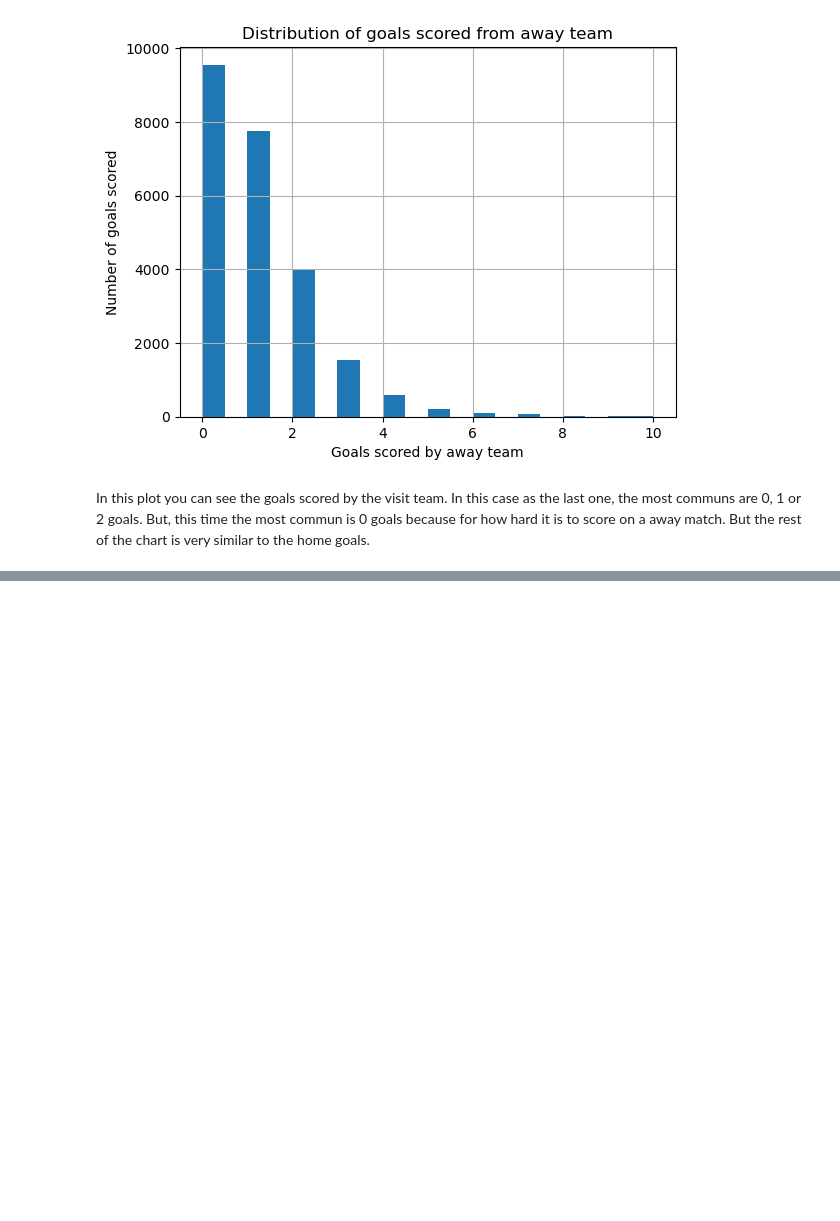
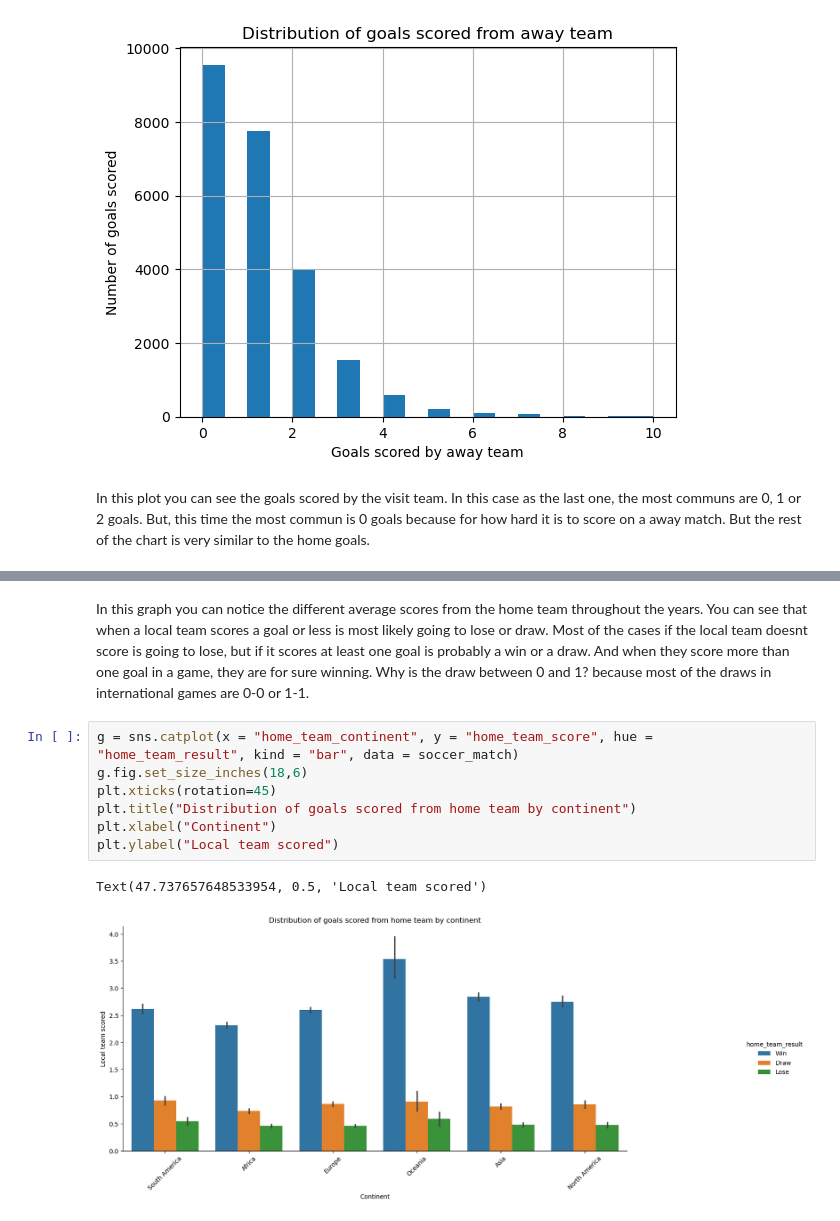
Before and after one commit to Jesusgsc29/International-Soccer-Matches, a Jupyter notebook: DataScienceProject.ipynb, the cells around one changed output, grey strips where cells are left out. Saved outputs shown, nothing was run; the diff lists cells and outputs as text; blank space fills up the shorter version.

```diff
--- a/DataScienceProject.ipynb
+++ b/DataScienceProject.ipynb
@@ -74,0 +97,12 @@ In this plot you can see the goals scored by the visit team. In this case as the
+# %% [markdown]
+In this graph you can notice the different average scores from the home team throughout the years. You can see that when a local team scores a goal or less is most likely going to lose or draw. Most of the cases if the local team doesnt score is going to lose, but if it scores at least one goal is probably a win or a draw. And when they score more than one goal in a game, they are for sure winning. Why is the draw between 0 and 1? because most of the draws in international games are 0-0 or 1-1.
+# %%
+g = sns.catplot(x = "home_team_continent", y = "home_team_score", hue = "home_team_result", kind = "bar", data = soccer_match)
+g.fig.set_size_inches(18,6)
+plt.xticks(rotation=45)
+plt.title("Distribution of goals scored from home team by continent")
+plt.xlabel("Continent")
+plt.ylabel("Local team scored")
+# %% [output]
+Text(47.737657648533954, 0.5, 'Local team scored')
+[figure, added]
```
Also changed, not shown: parts of 8 cells of this notebook.
